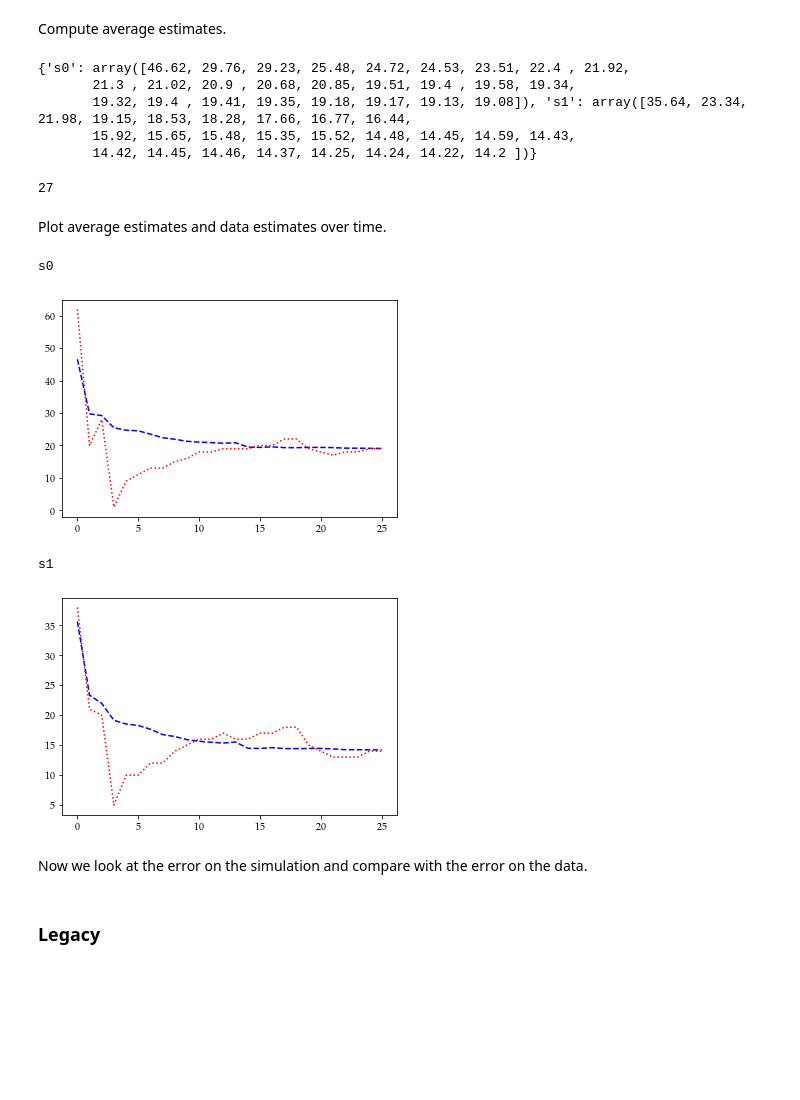
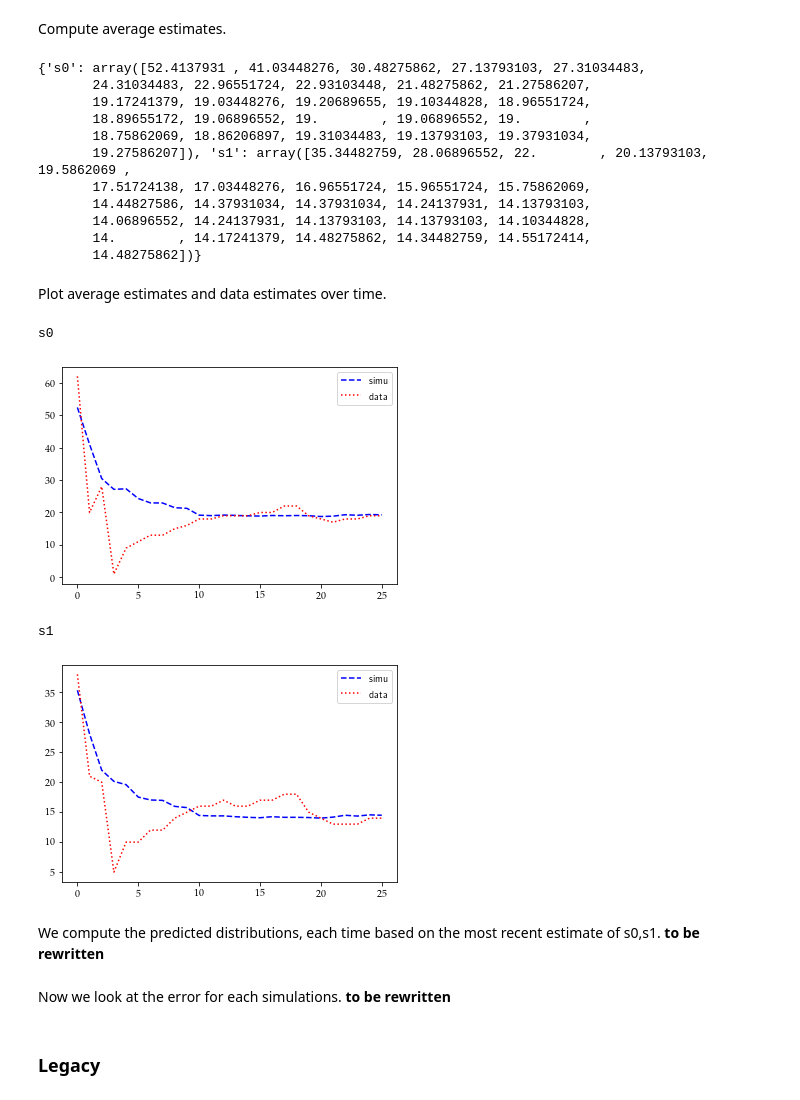
Before and after one commit to AntoineVendeville/Opinion-dynamics-in-the-Voter-Model, a Jupyter notebook: elections.ipynb, the cells around one changed output. Saved outputs shown, nothing was run; the diff lists cells and outputs as text; code cells hidden in the pictures; blank space fills up the shorter version.

```diff
--- a/elections.ipynb
+++ b/elections.ipynb
@@ -308,8 +308,8 @@ We simulate elections via the voter model and apply the above method. First we t
 # %%
 S = {"con": (19,14), "lab": (24,15)} #(s0,s1) for each party, obtained via estimation above
-n_simu = 100
+n_simu = 29
 p = "con"
-s1_real, s0_real = X[p][0], S[p][1], S[p][0]
+n1, s1_real, s0_real = X[p][0], S[p][1], S[p][0]
 # %% [markdown]
 We create a specific simulation function because we want to record N1 at the real-life times of elections (ie under T)
 # %%
@@ -415,7 +415,2 @@ pickle.dump(estim, open("s0s1_new", "wb"))
 # %% [markdown]
 Import result.
-# %%
-estim = pickle.load(open("s0s1", "rb"))
-for s in estim:
-    estim[s] = estim[s].astype(int)
-    print(estim[s].shape)
@@ -428,0 +417,2 @@ for s in estim:
+# %%
+estim = pickle.load(open("s0s1_new", "rb"))
@@ -428,0 +421,10 @@ for s in estim:
+# %%
+for s in estim:
+    estim[s] = estim[s].astype(int)
+    for i in range(n_simu):
+        arr = estim[s][i,:]
+        if arr[arr==0].size > 0:
+            estim[s] = estim[s][:i,].astype(int)
+            break
+n_simu = estim["s0"].shape[0]
+print("nb simus valid: ", n_simu)
@@ -442,29 +446,32 @@ Compute average estimates.
 estim_avg = {s: np.mean(estim[s], axis=0) for s in estim}
 print(estim_avg)
 # %% [output]
-{'s0': array([46.62, 29.76, 29.23, 25.48, 24.72, 24.53, 23.51, 22.4 , 21.92,
-       21.3 , 21.02, 20.9 , 20.68, 20.85, 19.51, 19.4 , 19.58, 19.34,
-       19.32, 19.4 , 19.41, 19.35, 19.18, 19.17, 19.13, 19.08]), 's1': array([35.64, 23.34, 21.98, 19.15, 18.53, 18.28, 17.66, 16.77, 16.44,
-       15.92, 15.65, 15.48, 15.35, 15.52, 14.48, 14.45, 14.59, 14.43,
-       14.42, 14.45, 14.46, 14.37, 14.25, 14.24, 14.22, 14.2 ])}
+{'s0': array([52.4137931 , 41.03448276, 30.48275862, 27.13793103, 27.31034483,
+       24.31034483, 22.96551724, 22.93103448, 21.48275862, 21.27586207,
+       19.17241379, 19.03448276, 19.20689655, 19.10344828, 18.96551724,
+       18.89655172, 19.06896552, 19.        , 19.06896552, 19.        ,
+       18.75862069, 18.86206897, 19.31034483, 19.13793103, 19.37931034,
+       19.27586207]), 's1': array([35.34482759, 28.06896552, 22.        , 20.13793103, 19.5862069 ,
+       17.51724138, 17.03448276, 16.96551724, 15.96551724, 15.75862069,
+       14.44827586, 14.37931034, 14.37931034, 14.24137931, 14.13793103,
+       14.06896552, 14.24137931, 14.13793103, 14.13793103, 14.10344828,
+       14.        , 14.17241379, 14.48275862, 14.34482759, 14.55172414,
+       14.48275862])}
-# %%
-length
-# %% [output]
-27
 # %% [markdown]
 Plot average estimates and data estimates over time.
 # %%
 time_range = np.linspace(T[2], T[-1], length-1)
 for s in estim:
     print(s)
-    plt.plot(estim_avg[s], ls="--", color="blue")
-    plt.plot(estim_data[s], ls=":", color="red")
+    plt.plot(estim_avg[s], ls="--", color="blue", label="simu")
+    plt.plot(estim_data[s], ls=":", color="red", label="data")
+    plt.legend(loc="best")
     plt.show()
     plt.close()
 # %% [output]
 s0
-[figure, old version]
+[figure, new version]
 s1
-[figure, old version]
+[figure, new version]
-# %% [markdown]
-Now we look at the error on the simulation and compare with the error on the data.
+# %% [markdown]
+We compute the predicted distributions, each time based on the most recent estimate of s0,s1. <b> to be rewritten </b>
@@ -471,3 +509,5 @@ Now we look at the error on the simulation and compare with the error on the dat
+# %% [markdown]
+Now we look at the error for each simulations. <b> to be rewritten </b>
 # %%
 gap = {p: np.array([]) for p in parties}
 gap_run = {p: np.array([]) for p in parties}
```
Also changed, not shown: parts of 9 cells of this notebook.
